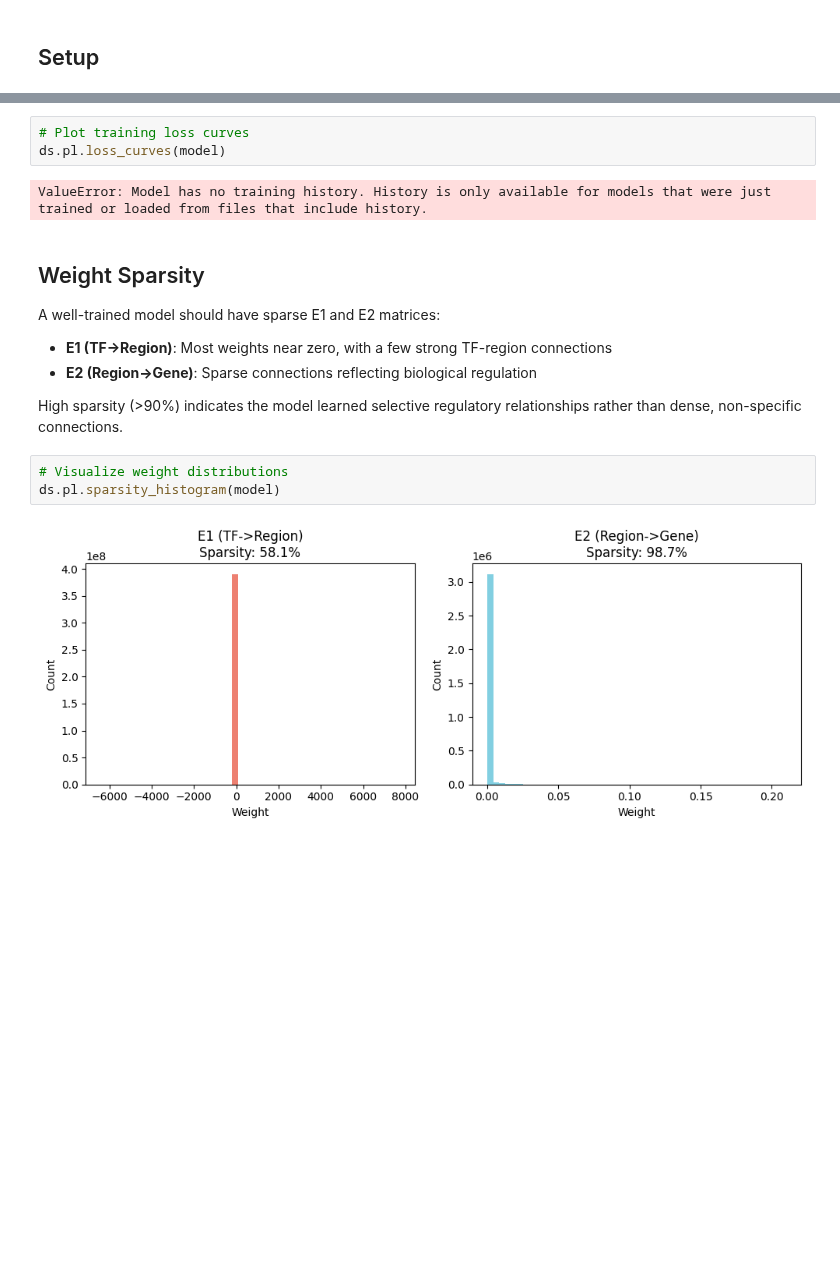
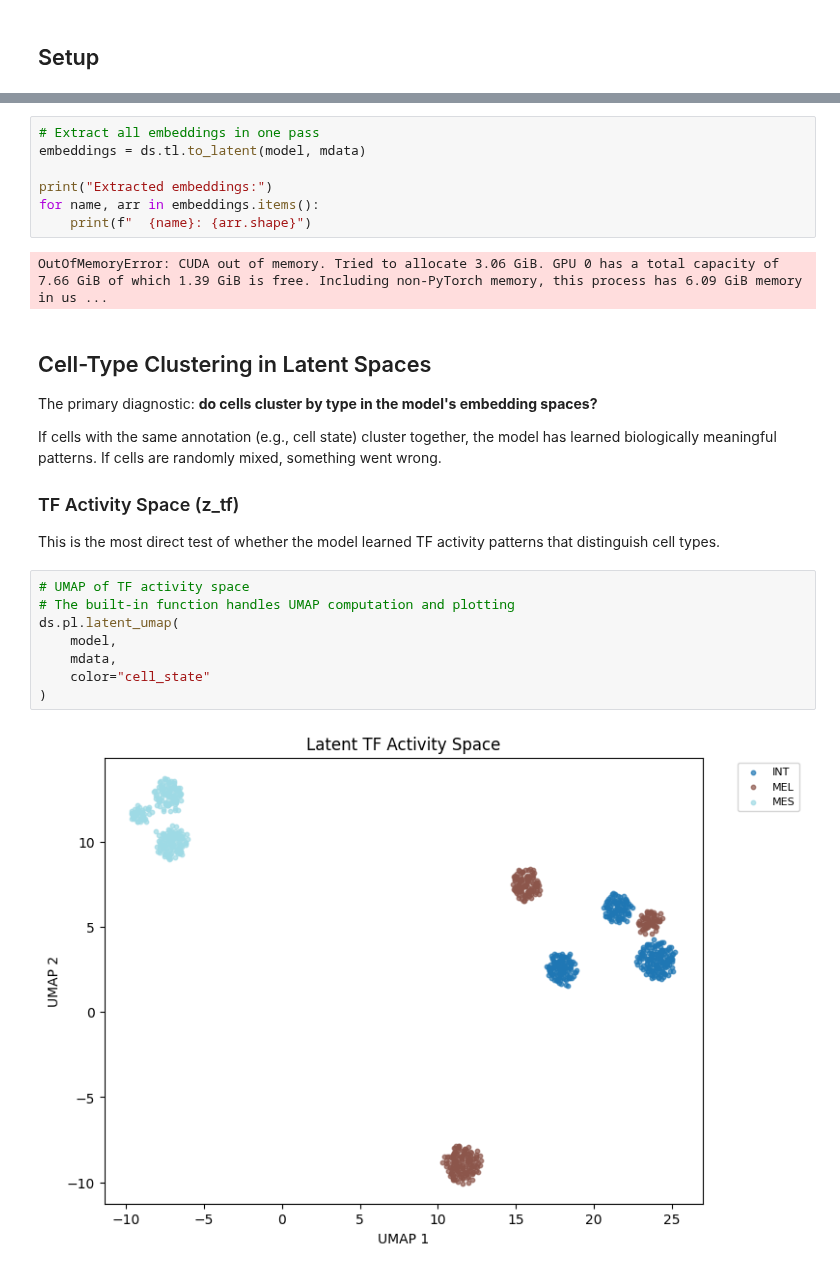
Before and after one commit to aertslab/deepSCENIC, a Jupyter notebook: docs/notebooks/03_model_diagnosis.ipynb, the cells around one changed output, grey strips where cells are left out. Saved outputs shown, nothing was run; the diff lists cells and outputs as text; blank space fills up the shorter version.

Commit message:
Rewrite notebook 03 to focus on cell-type clustering diagnostics and add metadata section to notebook 01

```diff
--- a/docs/notebooks/03_model_diagnosis.ipynb
+++ b/docs/notebooks/03_model_diagnosis.ipynb
@@ -181,20 +59,30 @@ Consider using fewer epochs or increasing regularization (`alpha`, `gamma`).
 # %%
-# Plot training loss curves
-ds.pl.loss_curves(model)
+# Extract all embeddings in one pass
+embeddings = ds.tl.to_latent(model, mdata)
+
+print("Extracted embeddings:")
+for name, arr in embeddings.items():
+    print(f"  {name}: {arr.shape}")
 # %% [output]
-ValueError: Model has no training history. History is only available for models that were just trained or loaded from files that include history.
+OutOfMemoryError: CUDA out of memory. Tried to allocate 3.06 GiB. GPU 0 has a total capacity of 7.66 GiB of which 1.39 GiB is free. Including non-PyTorch memory, this process has 6.09 GiB memory in us ...
 # %% [markdown]
-## Weight Sparsity
+## Cell-Type Clustering in Latent Spaces
 
-A well-trained model should have sparse E1 and E2 matrices:
+The primary diagnostic: **do cells cluster by type in the model's embedding spaces?**
 
-- **E1 (TF->Region)**: Most weights near zero, with a few strong TF-region connections
-- **E2 (Region->Gene)**: Sparse connections reflecting biological regulation
+If cells with the same annotation (e.g., cell state) cluster together, the model has learned biologically meaningful patterns. If cells are randomly mixed, something went wrong.
 
-High sparsity (>90%) indicates the model learned selective regulatory relationships rather than dense, non-specific connections.
+### TF Activity Space (z_tf)
+
+This is the most direct test of whether the model learned TF activity patterns that distinguish cell types.
 # %%
-# Visualize weight distributions
-ds.pl.sparsity_histogram(model)
+# UMAP of TF activity space
+# The built-in function handles UMAP computation and plotting
+ds.pl.latent_umap(
+    model,
+    mdata,
+    color="cell_state"
+)
 # %% [output]
-[figure, old version]
+[figure, new version]
 # %% [markdown]
```
Also changed, not shown: parts of 18 cells of this notebook, 1 other file.
